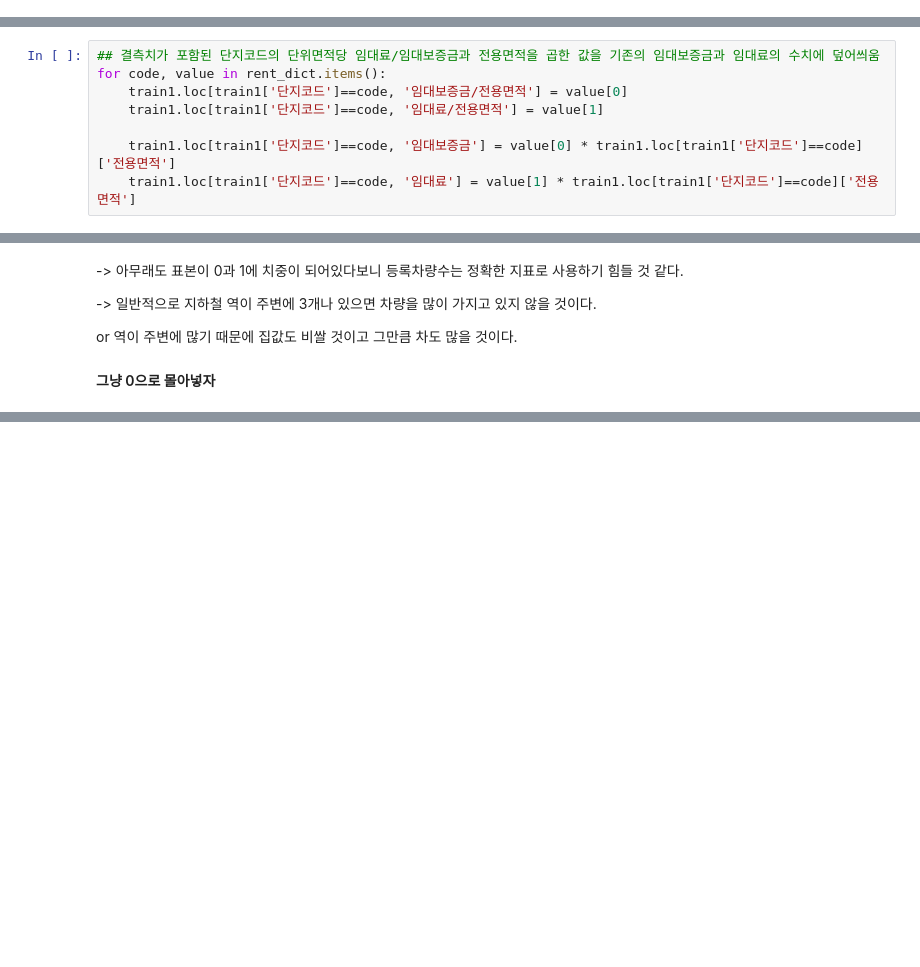
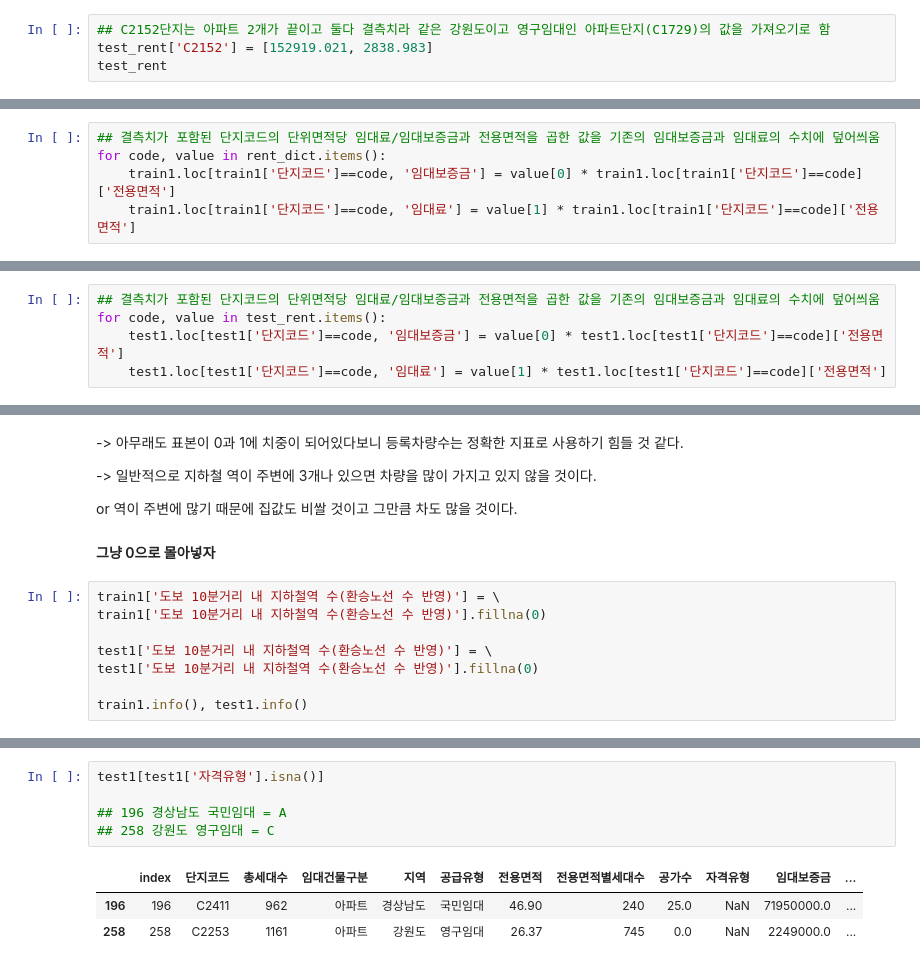
Before and after one commit to yejun-lee/DACON, a Jupyter notebook: Parking_demand/Parking_demand_07_16.ipynb, the cells around one changed output, grey strips where cells are left out. Drawn from its saved outputs; the diff is of its cells as text; blank space fills up the shorter version.

```diff
--- a/Parking_demand/Parking_demand_07_16.ipynb
+++ b/Parking_demand/Parking_demand_07_16.ipynb
@@ -226,0 +419,4 @@ for code in danji_list:
+# %%
+## C2152단지는 아파트 2개가 끝이고 둘다 결측치라 같은 강원도이고 영구임대인 아파트단지(C1729)의 값을 가져오기로 함
+test_rent['C2152'] = [152919.021, 2838.983]
+test_rent
@@ -238,9 +446,6 @@ DataFrame 접근방식이 틀려서 이렇게 변경이 안되는듯
 # %%
 ## 결측치가 포함된 단지코드의 단위면적당 임대료/임대보증금과 전용면적을 곱한 값을 기존의 임대보증금과 임대료의 수치에 덮어씌움
 for code, value in rent_dict.items():
-    train1.loc[train1['단지코드']==code, '임대보증금/전용면적'] = value[0]
-    train1.loc[train1['단지코드']==code, '임대료/전용면적'] = value[1]
-
     train1.loc[train1['단지코드']==code, '임대보증금'] = value[0] * train1.loc[train1['단지코드']==code]['전용면적']
     train1.loc[train1['단지코드']==code, '임대료'] = value[1] * train1.loc[train1['단지코드']==code]['전용면적']
 # %%
@@ -265,0 +481,5 @@ print(train1[train1['임대건물구분']=='상가']['임대료'].isna().sum())
+# %%
+## 결측치가 포함된 단지코드의 단위면적당 임대료/임대보증금과 전용면적을 곱한 값을 기존의 임대보증금과 임대료의 수치에 덮어씌움
+for code, value in test_rent.items():
+    test1.loc[test1['단지코드']==code, '임대보증금'] = value[0] * test1.loc[test1['단지코드']==code]['전용면적']
+    test1.loc[test1['단지코드']==code, '임대료'] = value[1] * test1.loc[test1['단지코드']==code]['전용면적']
@@ -380,3 +628,11 @@ Name: 단지코드, dtype: int64
 or 역이 주변에 많기 때문에 집값도 비쌀 것이고 그만큼 차도 많을 것이다.
 
 #### 그냥 0으로 몰아넣자
+# %%
+train1['도보 10분거리 내 지하철역 수(환승노선 수 반영)'] = \
+train1['도보 10분거리 내 지하철역 수(환승노선 수 반영)'].fillna(0)
+
+test1['도보 10분거리 내 지하철역 수(환승노선 수 반영)'] = \
+test1['도보 10분거리 내 지하철역 수(환승노선 수 반영)'].fillna(0)
+
+train1.info(), test1.info()
@@ -382,0 +658,9 @@ or 역이 주변에 많기 때문에 집값도 비쌀 것이고 그만큼 차도
+# %%
+test1[test1['자격유형'].isna()]
+
+## 196 경상남도 국민임대 = A
+## 258 강원도 영구임대 = C
+# %% [output]
+|  | index | 단지코드 | 총세대수 | 임대건물구분 | 지역 | 공급유형 | 전용면적 | 전용면적별세대수 | 공가수 | 자격유형 | 임대보증금 | ... |
+| 196 | 196 | C2411 | 962 | 아파트 | 경상남도 | 국민임대 | 46.90 | 240 | 25.0 | NaN | 71950000.0 | ... |
+| 258 | 258 | C2253 | 1161 | 아파트 | 강원도 | 영구임대 | 26.37 | 745 | 0.0 | NaN | 2249000.0 | ... |
```
Also changed, not shown: parts of 46 cells of this notebook.
